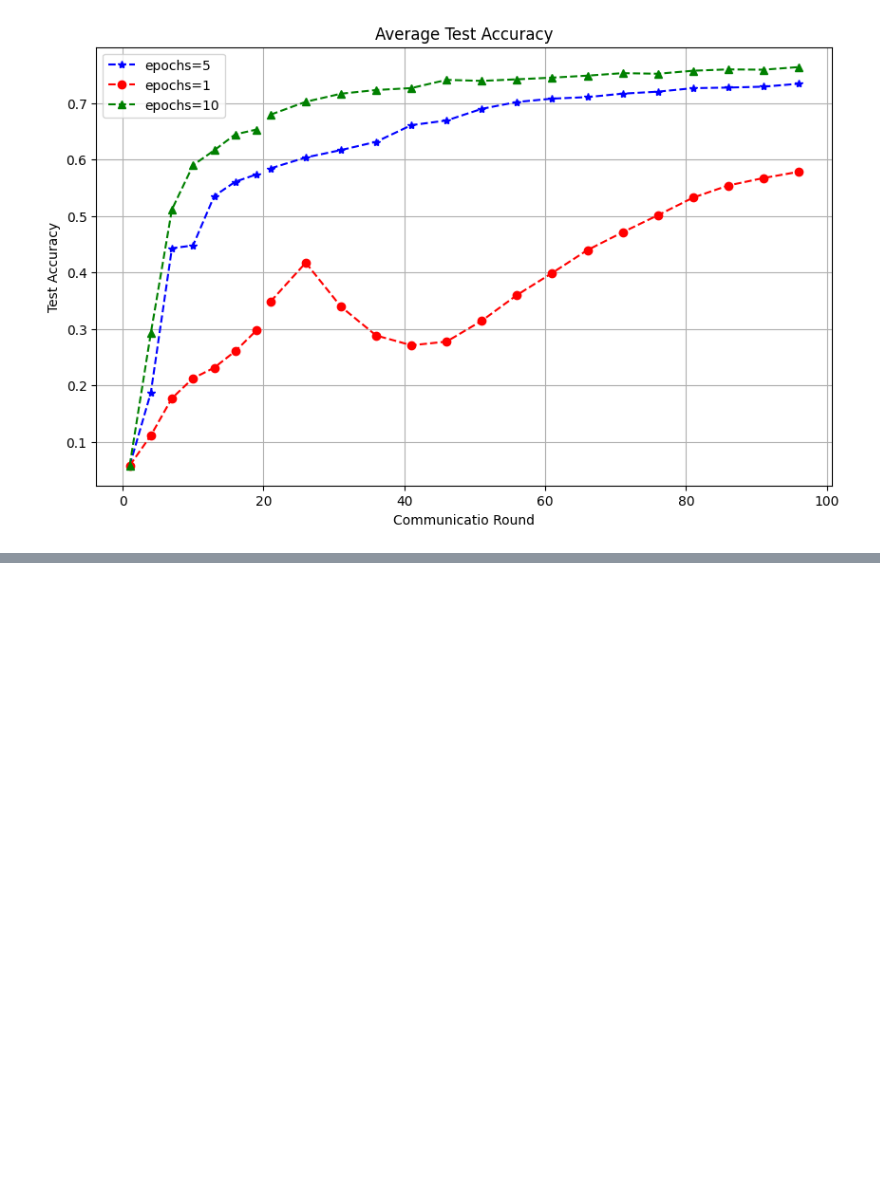
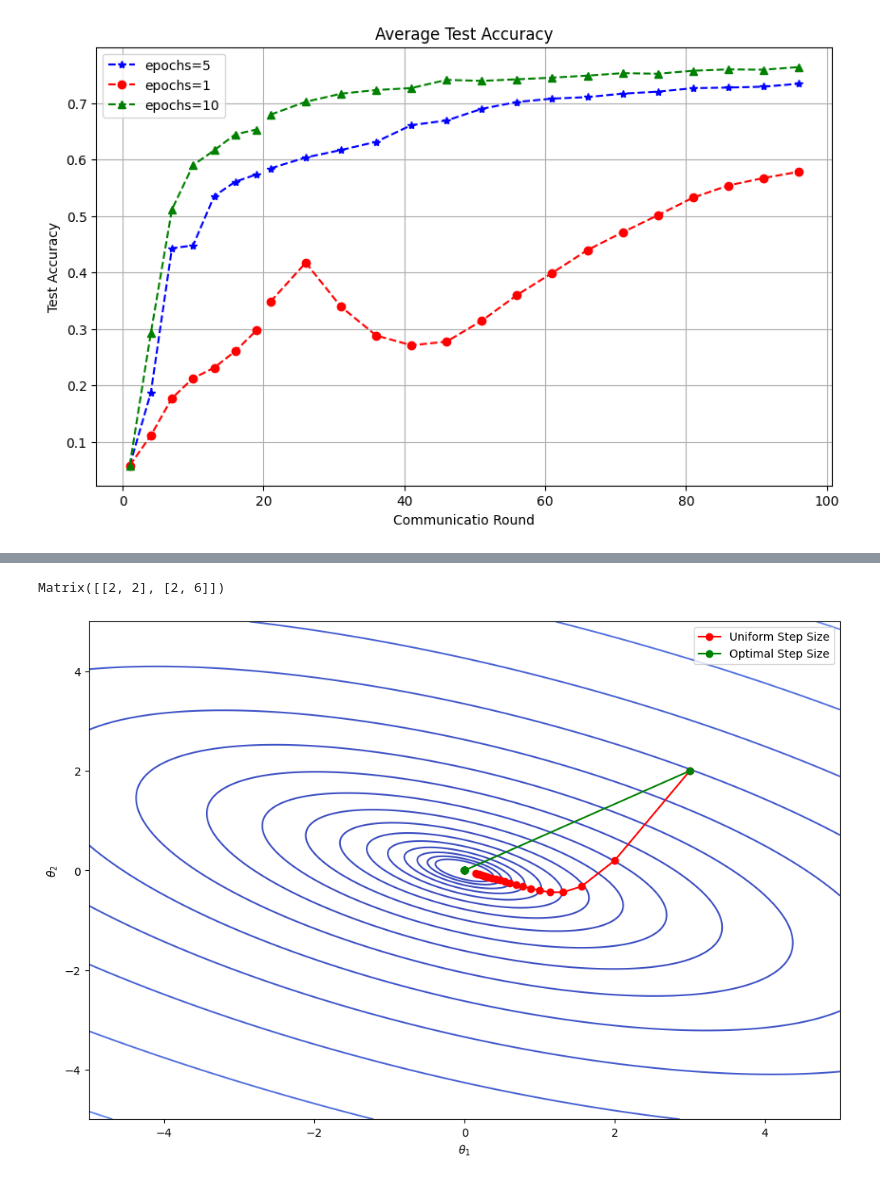
Before and after one commit to Ahmed-Khaled-Saleh/Fed-Sophia-pytorch, a Jupyter notebook: RESULTS.ipynb, the cells around one changed output, grey strips where cells are left out. Saved outputs shown, nothing was run; the diff lists cells and outputs as text; code cells hidden in the pictures; blank space fills up the shorter version.

```diff
--- a/RESULTS.ipynb
+++ b/RESULTS.ipynb
@@ -707,0 +489,79 @@ plt.show()
+# %%
+import sympy as sp
+
+# Define the symbols
+w, b = sp.symbols('w b')
+
+# Define the loss function
+loss = w**2 + 2*w*b + 3*b**2
+
+# Calculate the Hessian matrix
+hessian_matrix = sp.hessian(loss, (w, b))
+print(hessian_matrix)
+# %% [output]
+Matrix([[2, 2], [2, 6]])
+# %%
+import numpy as np
+import matplotlib.pyplot as plt
+
+# Define the loss function
+def loss_function(w, b):
+    return w**2 + 2*w*b + 3*b**2
+
+# Gradient of the loss function
+def gradient(w, b):
+    dw = 2*w + 2*b
+    db = 2*w + 6*b
+    return np.array([dw, db])
+
+# Initial guess
+w, b = 3.0, 2.0
+
+# Learning rate for uniform step size
+learning_rate_uniform = 0.1
+
+# Number of iterations
+iterations = 20
+
+# Lists to store the trajectory of parameters
+w_uniform, b_uniform = [w], [b]
+w_optimal, b_optimal = [w], [b]
+
+# Gradient Descent with uniform step size
+for _ in range(iterations):
+    grad = gradient(w, b)
+    w -= learning_rate_uniform * grad[0]
+    b -= learning_rate_uniform * grad[1]
+    w_uniform.append(w)
+    b_uniform.append(b)
+
+# Reset initial guess
+w, b = 3.0, 2.0
+
+# Gradient Descent with optimal step size using Hessian
+for _ in range(iterations):
+    grad = gradient(w, b)
+    hessian = np.array([[2, 2], [2, 6]])  # Hessian matrix
+    step = -np.linalg.inv(hessian).dot(grad)
+    w += step[0]
+    b += step[1]
+    w_optimal.append(w)
+    b_optimal.append(b)
+
+# Plot the loss function landscape
+w_vals = np.linspace(-5, 5, 400)
+b_vals = np.linspace(-5, 5, 400)
+W, B = np.meshgrid(w_vals, b_vals)
+Z = loss_function(W, B)
+
+plt.figure(figsize=(12, 8))
+plt.contour(W, B, Z, levels=np.logspace(-1, 3, 20), cmap='coolwarm')
+plt.plot(w_uniform, b_uniform, 'ro-', label='Uniform Step Size')
+plt.plot(w_optimal, b_optimal, 'go-', label='Optimal Step Size')
+plt.xlabel(r'$\theta_1$')
+plt.ylabel(r'$\theta_2$')
+plt.title('')
+plt.legend()
+plt.show()
+# %% [output]
+[figure, added]
```
Also changed, not shown: parts of 23 cells of this notebook, 7 other files.
